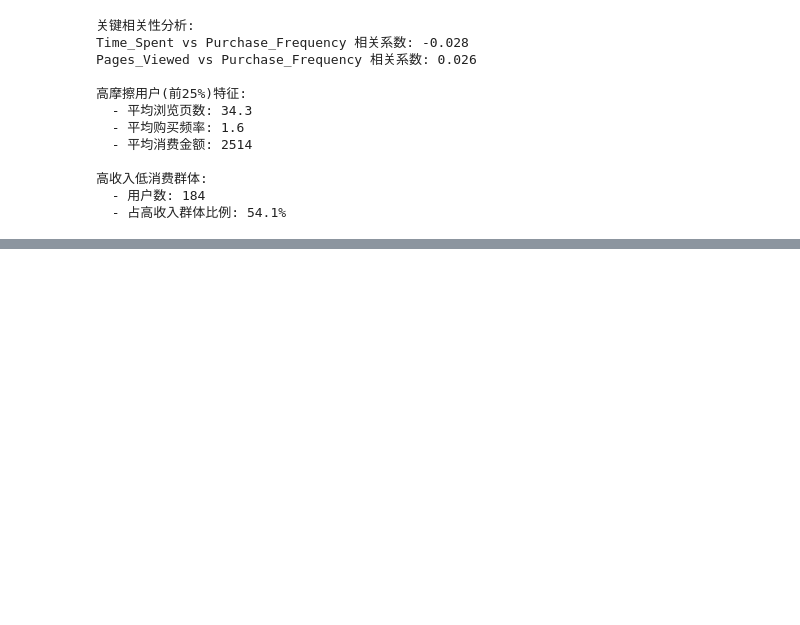
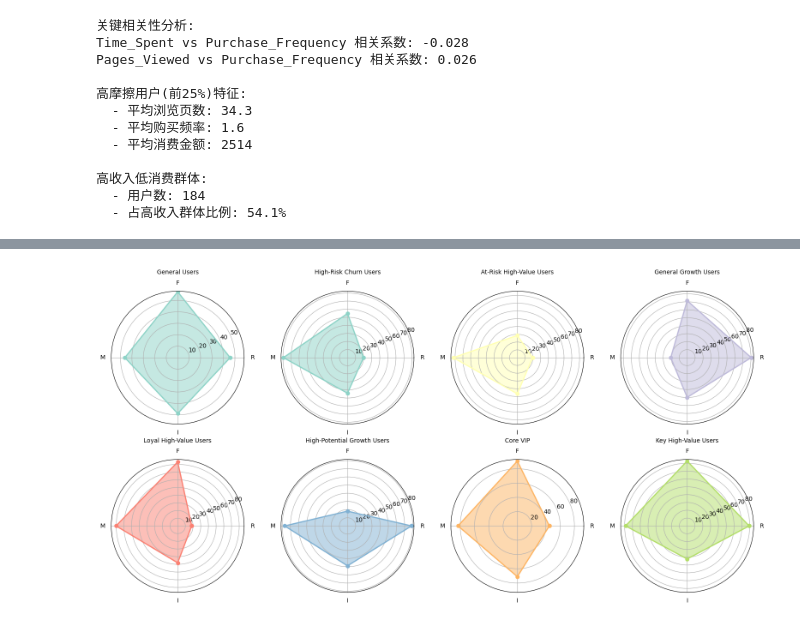
Before and after one commit to SYyyyyy55/My-warehouse, a Jupyter notebook: 电商用户分层及精准营销策略.ipynb, the cells around one changed output, grey strips where cells are left out. Cells and saved outputs as stored; diff of their text form; code cells hidden in the pictures; blank space fills up the shorter version.

```diff
--- a/电商用户分层及精准营销策略.ipynb
+++ b/电商用户分层及精准营销策略.ipynb
@@ -228,0 +361,84 @@ Pages_Viewed vs Purchase_Frequency 相关系数: 0.026
+# %%
+#对分层的用户进行用户画像可视化
+def generate_segment_portrait(df,output_dir):
+    """生成用户画像可视化：雷达图和分布柱状图"""
+
+    #绘制分层雷达图
+    segments = df['User_Segment'].unique()  #返回指定列中所有的不同值,返回一个列表
+    segments_map = {
+        "一般用户": "General Users",
+        "高潜流失客": "High-Risk Churn Users",
+        "重要挽留用户": "At-Risk High-Value Users",
+        "一般发展用户": "General Growth Users",
+        "重要保持用户": "Loyal High-Value Users",
+        "重要发展用户": "High-Potential Growth Users",
+        "核心VIP": "Core VIP",
+        "重要价值用户": "Key High-Value Users",
+        "一般维持用户": "General Maintenance Users",
+        "低价值用户": "Low-Value Users",
+        "羊毛党/低值": "Bargain Hunters",
+        "隐形活跃者": "Silent Active Users",
+        "纠结土豪": "High-Income Hesitant Users",
+        "高潜沉睡用户": "High-Potential Dormant Users",
+        "犹豫型潜力用户": "Hesitant Potential Users"
+    }
+    metrics = ['R_Score','F_Score','M_Score','I_Score']    #评价指标
+
+    segment_means = df.groupby('User_Segment')[metrics].mean()
+
+    #subplot_kw=dict(polar=True):把子图设置成【极坐标（雷达图专用）】
+    fig, axes = plt.subplots(2, 4, figsize=(16,8), subplot_kw=dict(polar=True))
+    axes = axes.flatten()   #把二维数组展平成一维，方便循环
+
+    angles = np.linspace(0, 2 * np.pi, len(metrics), endpoint=False).tolist()
+    angles += angles[:1]    #列表+列表是直接将第二个列表的值追加在第一个列表后面
+
+    colors = plt.cm.Set3(np.linspace(0, 1, len(segments)))  #自动分配颜色
+
+    #绘制8张雷达图
+    for idx, segment in enumerate(segments[:8]):
+        if idx >= len(axes):
+            break
+        ax = axes[idx]
+        values = segment_means.loc[segment].tolist()
+        values += values[:1]
+
+        #填充颜色+画线
+        ax.fill(angles,values,alpha=0.5,color=colors[idx])
+        ax.plot(angles,values,'o-',color=colors[idx],linewidth=2)
+
+        ax.set_xticks(angles[:-1])
+        ax.set_xticklabels(['R','F','M','I'],fontsize=10)
+        ax.set_title(segments_map[segment],fontsize=10,pad=10)  #环境原因，中文无法正常显示,映射为英文
+
+        #将多余的子图进行隐藏
+    for  idx in range(len(segments),len(axes)):
+        axes[idx].set_visible(False)
+
+    plt.tight_layout()
+    plt.savefig(f'{output_dir}/segment_rader.png',dpi=100,bbox_inches='tight')
+    plt.show()
+    plt.close()
+
+
+    #绘制分层分布柱状图
+    segment_counts = df['User_Segment'].value_counts()  #也可以使用df.groupby('User_Segment')['User_ID'].count()
+
+    fig,ax = plt.subplots(figsize=(12,6))
+    #bar绘制垂直柱状图，barh绘制水平柱状图,value_counts结果的index返回的是索引列，values返回相对应的值
+    bars = ax.barh(segment_counts.index.map(segments_map),segment_counts.values,color='b',alpha=0.5)
+    ax.set_xlabel('User Count')
+    ax.set_title('User Segment Distribution',fontsize=14)
+
+    for bar,count in zip(bars,segment_counts.values):
+        ax.text(bar.get_width() + 10,bar.get_y() + bar.get_height()/2,
+                f'{count} ({count*100/len(df):.1f})%',va='center',ha='center',fontsize=10)
+
+    plt.tight_layout()
+    plt.savefig(f'{output_dir}/segment_distribution.png',dpi=100,bbox_inches='tight')
+    plt.show()
+    plt.close()
+
+generate_segment_portrait(df,output_dir)
+# %% [output]
+[figure, added]
```
Also changed, not shown: parts of 4 cells of this notebook, 3 other files.
